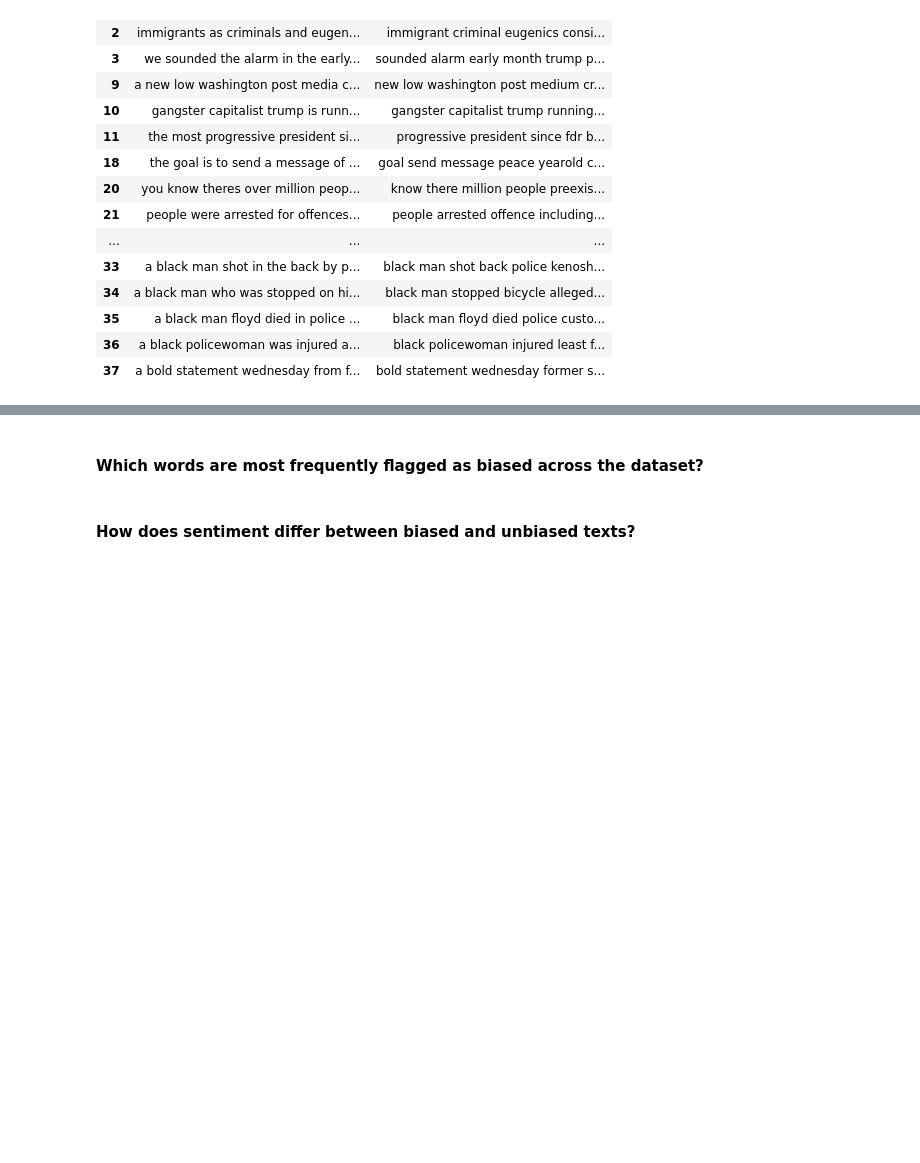
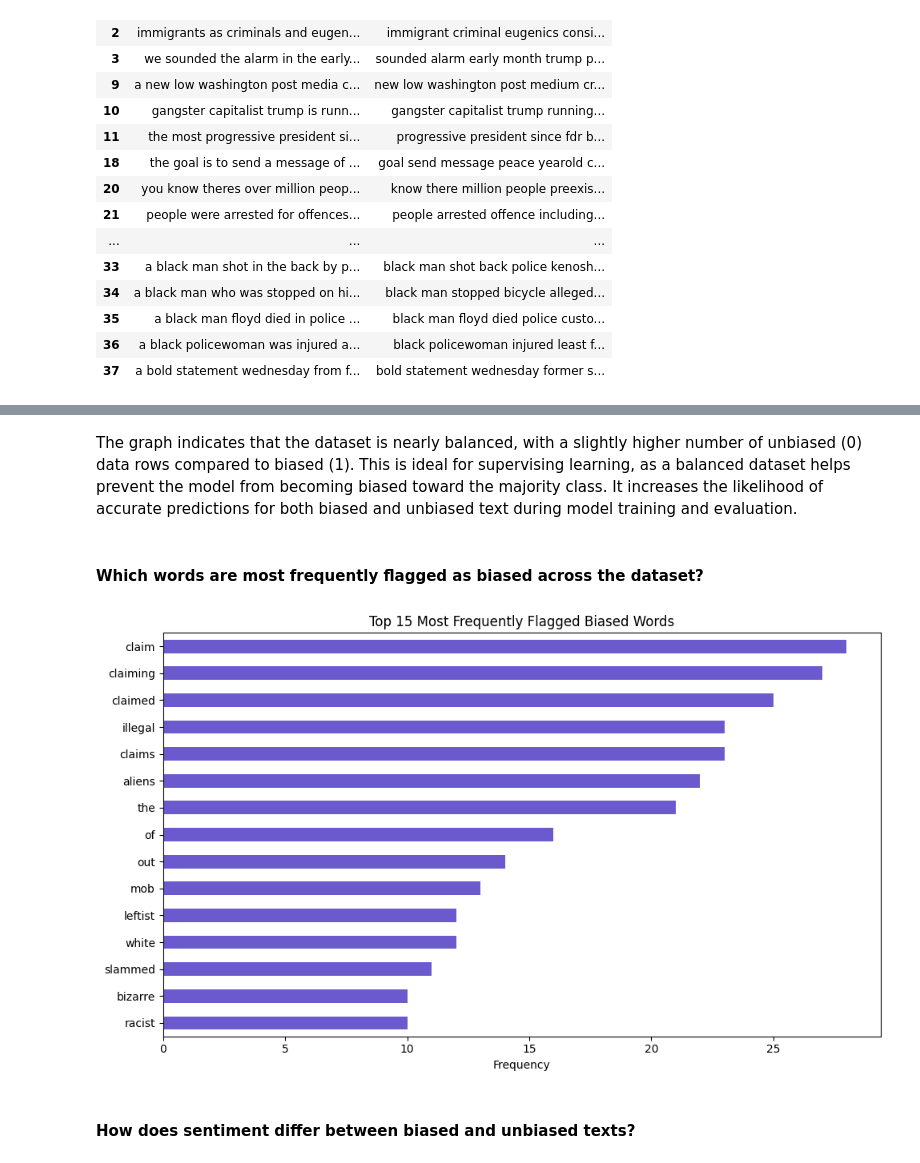
Before and after one commit to jeelfaldu7/may_code_jam_pudding, a Jupyter notebook: notebook_jeel.ipynb, the cells around one changed output, grey strips where cells are left out. Drawn from its saved outputs; the diff is of its cells as text; code cells hidden in the pictures; blank space fills up the shorter version.

```diff
--- a/notebook_jeel.ipynb
+++ b/notebook_jeel.ipynb
@@ -285,5 +331,23 @@ Index(['news_link', 'outlet', 'topic', 'type', 'label_bias', 'label_opinion',
+# %% [markdown]
+The graph indicates that the dataset is nearly balanced, with a slightly higher number of unbiased (0) data rows compared to biased (1). This is ideal for supervising learning, as a balanced dataset helps prevent the model from becoming biased toward the majority class. It increases the likelihood of accurate predictions for both biased and unbiased text during model training and evaluation.
 # %% [markdown]
 #### Which words are most frequently flagged as biased across the dataset?
+# %%
+all_biased_words = data['biased_words'].dropna().astype(str).str.split()
+
+all_biased_words = [word for sublist in all_biased_words for word in sublist]
+
+top_words = pd.Series(all_biased_words).value_counts().head(15)
+
+# Plot
+top_words.plot(kind='barh', figsize=(10,6), color='slateblue')
+plt.xlabel('Frequency')
+plt.title('Top 15 Most Frequently Flagged Biased Words')
+plt.gca().invert_yaxis()
+plt.tight_layout()
+plt.show()
+# %% [output]
+[figure, added]
 # %% [markdown]
 #### How does sentiment differ between biased and unbiased texts?
 # %% [markdown]
```
Also changed, not shown: parts of 34 cells of this notebook.
